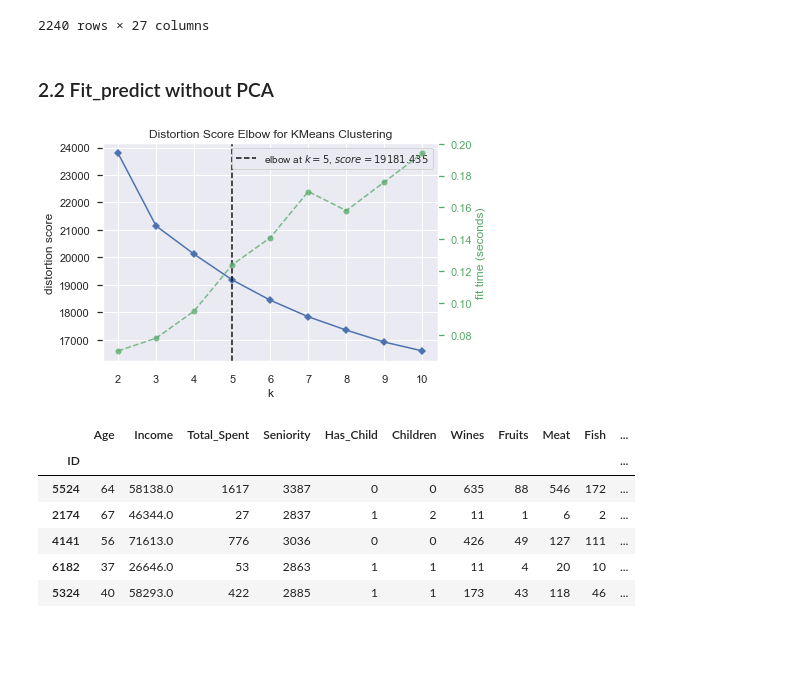
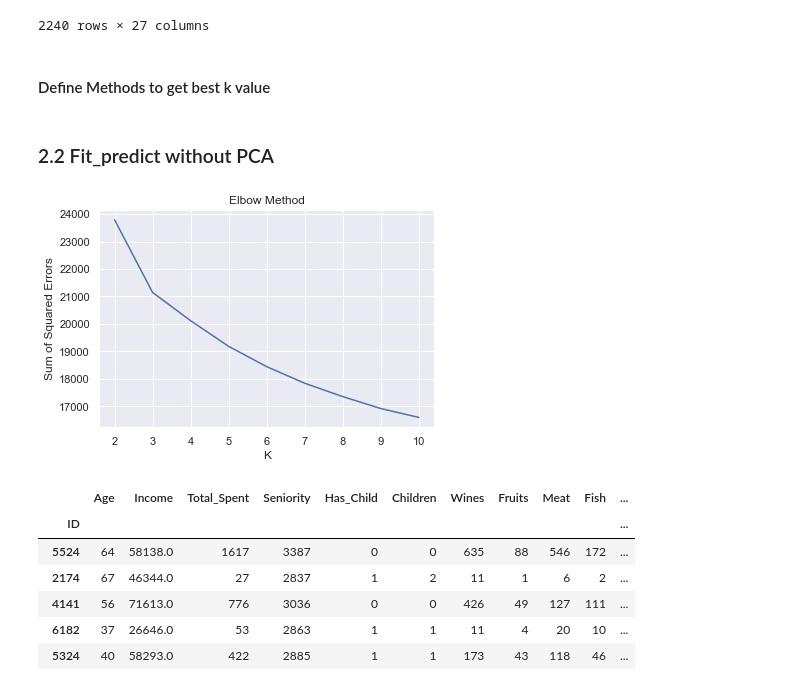
Before and after one commit to AndresGamboaBaldi/DataScience, a Jupyter notebook: CustomerAnalysis_Bustillos_Gamboa_Lopez_Quelali.ipynb, the cells around one changed output. Drawn from its saved outputs; the diff is of its cells as text; code cells hidden in the pictures; blank space fills up the shorter version.

```diff
--- a/CustomerAnalysis_Bustillos_Gamboa_Lopez_Quelali.ipynb
+++ b/CustomerAnalysis_Bustillos_Gamboa_Lopez_Quelali.ipynb
@@ -368,9 +361,26 @@ def get_best_k(x):
+# %% [markdown]
+#### Define Methods to get best k value
+# %%
+# Quick examination of elbow method to find numbers of clusters to make.
+def get_best_k_elbow(features_X, start=2, end=11):
+    sse = []
+    for k in range(start, end):
+        # Assign the labels to the clusters
+        kmeans = KMeans(n_clusters=k, random_state=0).fit(features_X)
+        sse.append({"k": k, "sse": kmeans.inertia_})
+
+    sse = pd.DataFrame(sse)
+    # Plot the data
+    plt.plot(sse.k, sse.sse)
+    plt.xlabel("K")
+    plt.ylabel("Sum of Squared Errors")
+    plt.title("Elbow Method")
 # %% [markdown]
 ### 2.2 Fit_predict without PCA
 # %%
 # Elbow method
-get_best_k(X_complete)
+get_best_k_elbow(X_complete)
 # %% [output]
-[figure, old version]
+[figure, new version]
 # %%
 # Get KMeans labels
```
Also changed, not shown: parts of 60 cells of this notebook, 1 other file.
